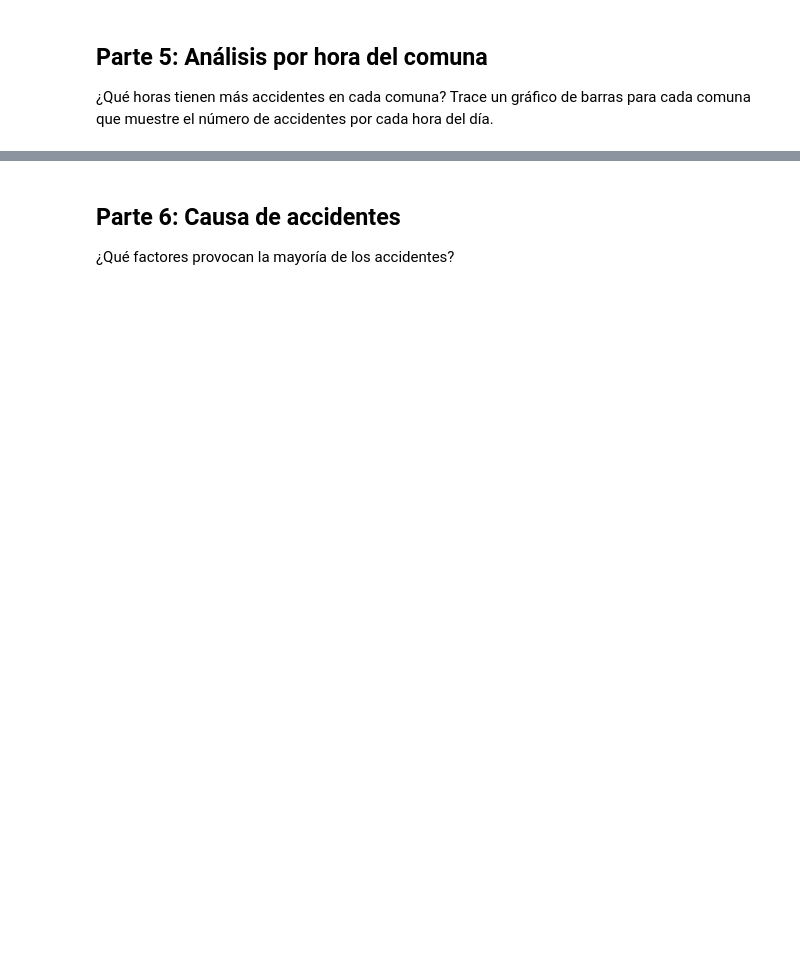
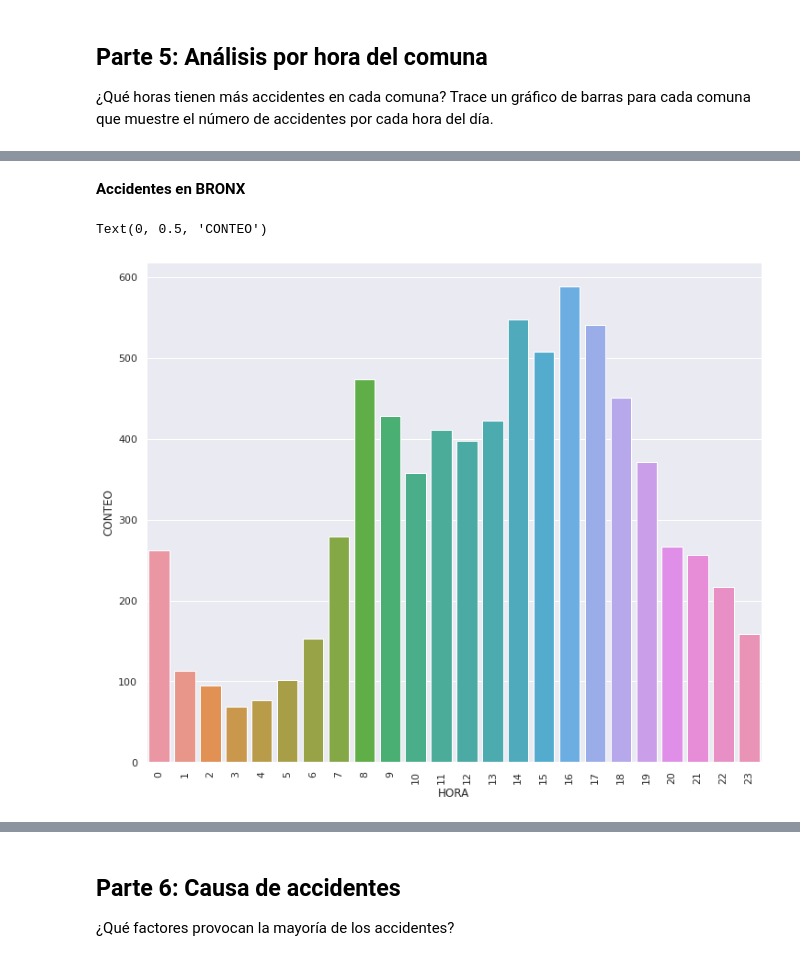
Before and after one commit to hnmelo/MujeresDigitales, a Jupyter notebook: Taller_Semana_4.ipynb, the cells around one changed output, grey strips where cells are left out. Saved outputs shown, nothing was run; the diff lists cells and outputs as text; code cells hidden in the pictures; blank space fills up the shorter version.

```diff
--- a/Taller_Semana_4.ipynb
+++ b/Taller_Semana_4.ipynb
@@ -139,0 +175,11 @@ Trace un gráfico de barras del número total de accidentes en cada comuna, así
+# %% [markdown]
+**Accidentes en BRONX**
+# %%
+sns.set(rc={'figure.figsize':(12,10)})
+b_mask = bronx.groupby('HORA').count()
+sns.barplot(y='ANO_DIA', x= b_mask.index, data= b_mask)
+plt.xticks(rotation=90)
+plt.ylabel('CONTEO')
+# %% [output]
+Text(0, 0.5, 'CONTEO')
+[figure, added]
```
Also changed, not shown: parts of 16 cells of this notebook.
